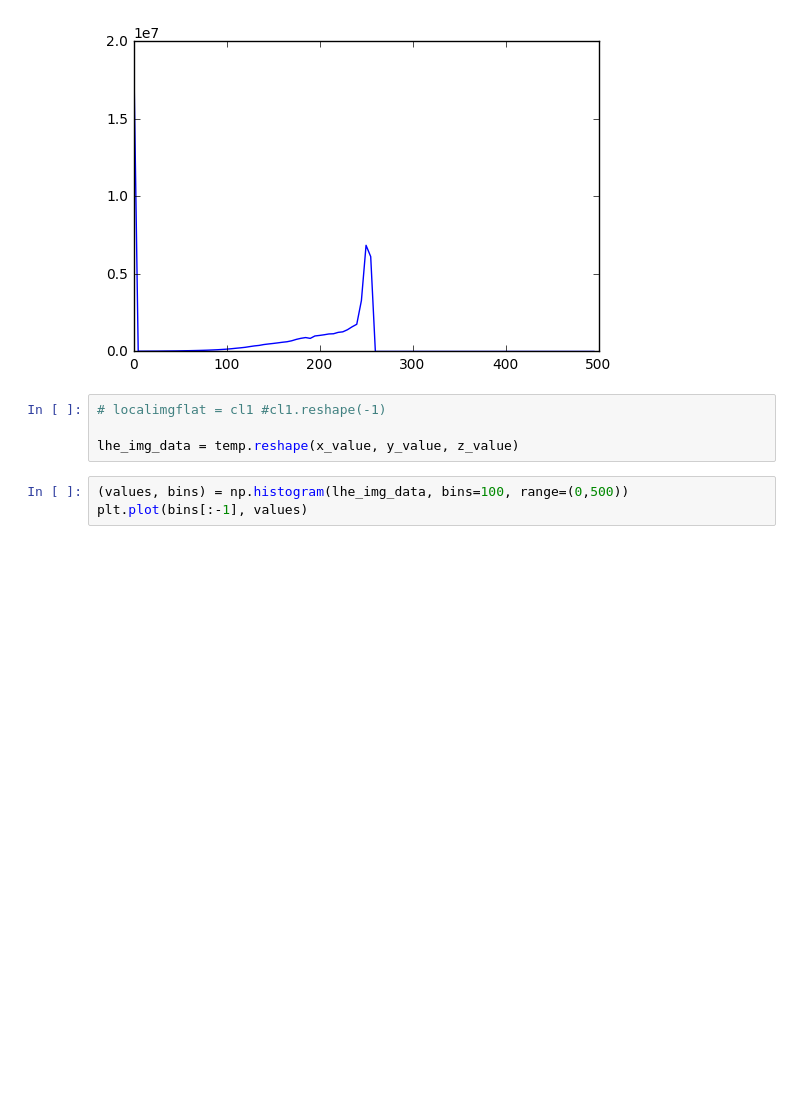
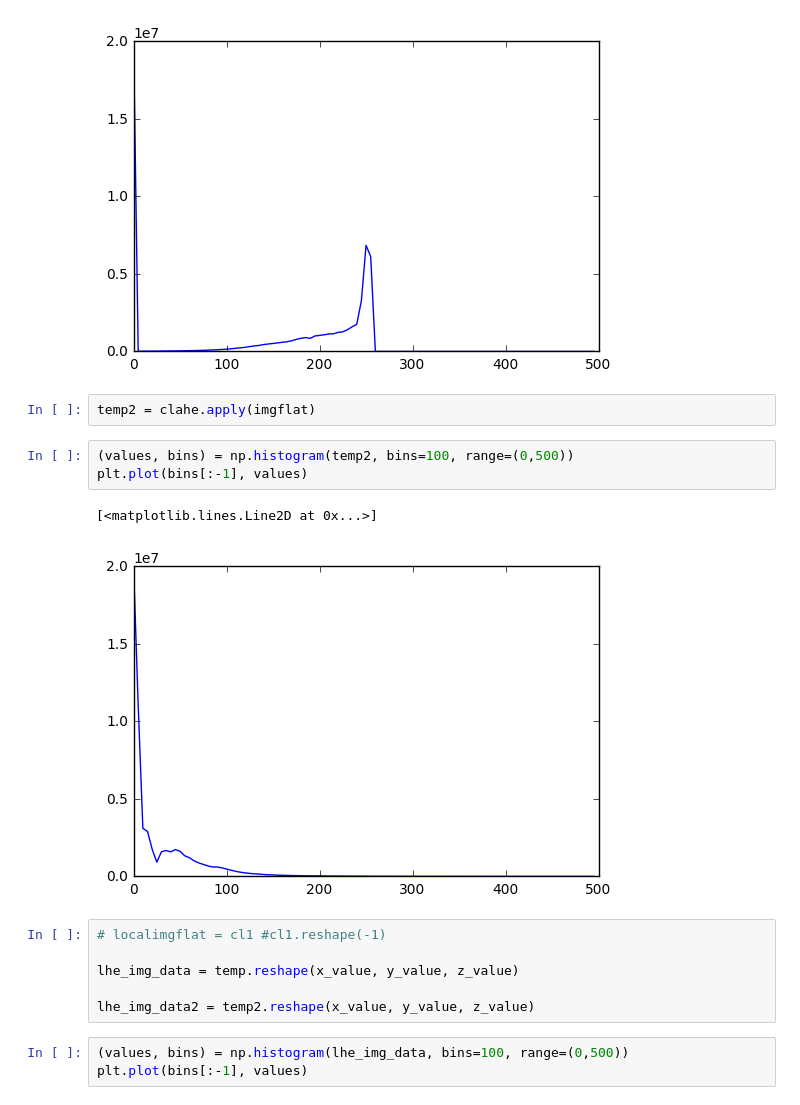
Before and after one commit to jonl1096/cell-segmentation-mlfinal, a Jupyter notebook: Clustering.ipynb, the cells around one changed output. Cells and saved outputs as stored; diff of their text form; blank space fills up the shorter version.

Commit message:
added more graphs

```diff
--- a/Clustering.ipynb
+++ b/Clustering.ipynb
@@ -299,10 +308,20 @@ plt.plot(bins[:-1], values)
 # %% [output]
 [<matplotlib.lines.Line2D at 0x...>]
 [figure]
+# %%
+temp2 = clahe.apply(imgflat)
+# %%
+(values, bins) = np.histogram(temp2, bins=100, range=(0,500))
+plt.plot(bins[:-1], values)
+# %% [output]
+[<matplotlib.lines.Line2D at 0x...>]
+[figure, added]
 # %%
 # localimgflat = cl1 #cl1.reshape(-1)
 
 lhe_img_data = temp.reshape(x_value, y_value, z_value)
+
+lhe_img_data2 = temp2.reshape(x_value, y_value, z_value)
 # %%
 (values, bins) = np.histogram(lhe_img_data, bins=100, range=(0,500))
 plt.plot(bins[:-1], values)
```
Also changed, not shown: parts of 11 cells of this notebook, 11 other files.
